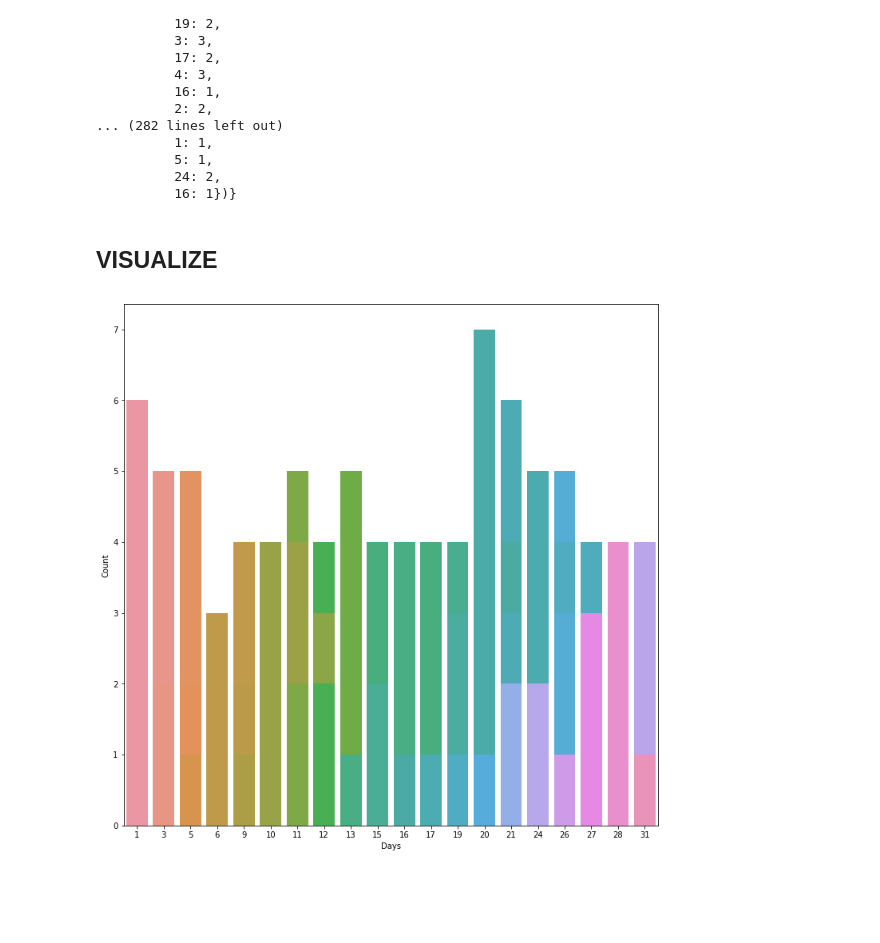
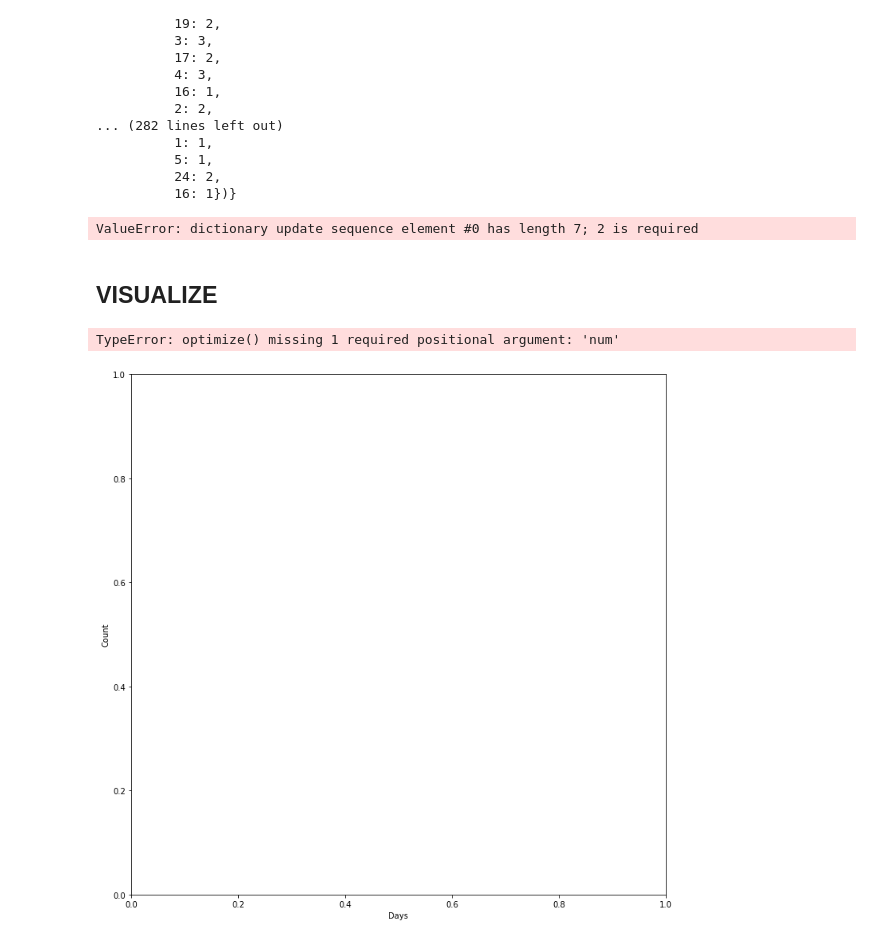
Before and after one commit to lcarcamo1526/Interview-Question, a Jupyter notebook: Interview.ipynb, the cells around one changed output. Cells and saved outputs as stored; diff of their text form; code cells hidden in the pictures; blank space fills up the shorter version.

```diff
--- a/Interview.ipynb
+++ b/Interview.ipynb
@@ -109,7 +152,10 @@ class Reports:
 ### Main
 # %%
 report = Reports()
-current_TR = report.current_true_range()
+report.set_true_range()
+report.data["TR"][1]=report.data.loc[:,["TR"]].median()
+report.set_avg_5th_range()
+
+current_TR = report.data["TR"][-1]
 avg_tr = report.average_true_range(5)
 daily_return = report.daily_return(5)
-sma = report.simple_average(5)
@@ -170,0 +219,2 @@ report.optimize(100,1)
+# %%
+result = report.optimize(2,"tr")
@@ -241,13 +341,19 @@ data
+# %%
+optimize(3)
+# %% [output]
+ValueError: dictionary update sequence element #0 has length 7; 2 is required
 # %% [markdown]
 ## VISUALIZE
 # %%
 plt.figure(figsize=(12,12))
 plt.xlabel("Days")
 plt.ylabel("Count")
 
-for key in data.keys():
-    values = list(data[key].keys())
-    freq = list(data[key].values())
+result = optimize()
+for key in result.keys():
+    values = list(result[key].keys())
+    freq = list(result[key].values())
     sns.barplot(x=values,y=freq)
 # %% [output]
+TypeError: optimize() missing 1 required positional argument: 'num'
-[figure, old version]
+[figure, new version]
```
Also changed, not shown: parts of 15 cells of this notebook.
